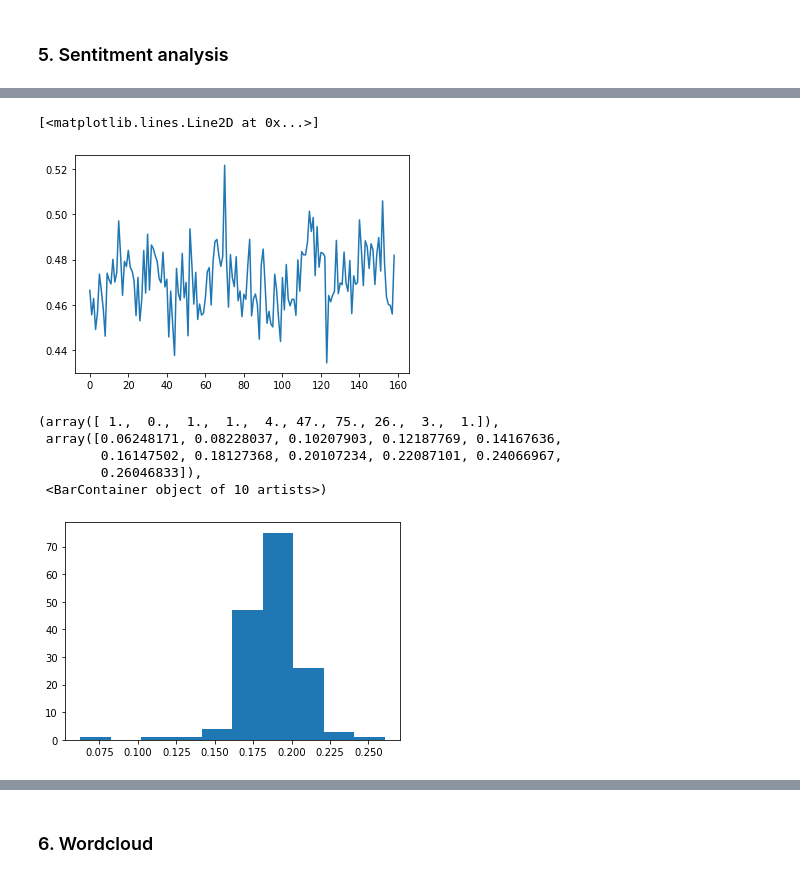
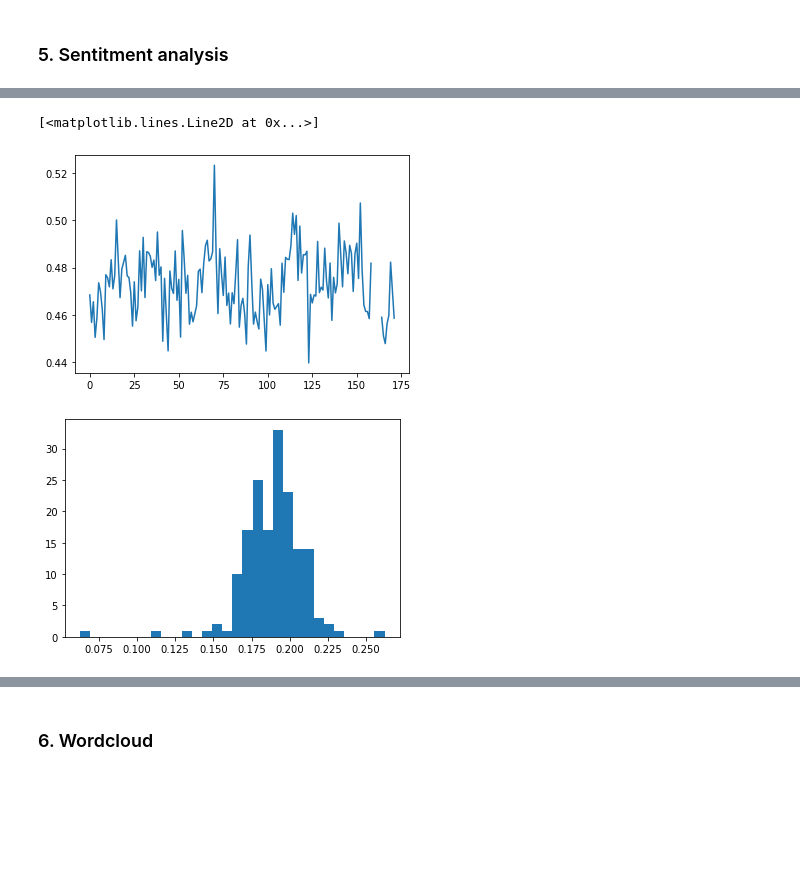
Before and after one commit to mdeppner/lgbtq-twitter-analysis, a Jupyter notebook: lgbtq_tweet_analysis.ipynb, the cells around one changed output, grey strips where cells are left out. Drawn from its saved outputs; the diff is of its cells as text; code cells hidden in the pictures; blank space fills up the shorter version.

```diff
--- a/lgbtq_tweet_analysis.ipynb
+++ b/lgbtq_tweet_analysis.ipynb
@@ -429,2 +523,10 @@ df['created_at'] = pd.to_datetime(df.created_at).dt.tz_localize(None)
+# %%
+# Add column 'processed_text' which contains the cleaned text with out links, user-references, hashtags etc.
+df_processed = df_processed.assign(processed_text=processed_text)
+# %%
+processed_no_emojis = [remove_emojis(text) for text in processed_text]
+# %%
+# Add column that contains the text of the tweet removed from all emojis and previous removal of links etc.
+df_processed = df_processed.assign(processed_text_no_emojis=processed_no_emojis)
 # %% [markdown]
 ### <a name="sentiment_analysis"></a> 5. Sentitment analysis
@@ -431,12 +535,13 @@ df['created_at'] = pd.to_datetime(df.created_at).dt.tz_localize(None)
 # %%
+# Iterate over the whole dataset and compute the polarity and subjectivity of the individual tweets
 avg_polar = 0.
 avg_subj = 0.
 count = 0
 polarities = np.zeros(df.shape[0])
 subjectivities = np.zeros(df.shape[0])
 
-for index, tweet in df.iterrows():
-    text = tweet['text']
+for index, tweet in df_processed.iterrows():
+    text = tweet['processed_text_no_emojis']
     blob = TextBlob(text)
     count+=1
 
@@ -524,14 +635,11 @@ plt.plot(polarities_per_day)
 # %%
+subjectivity_per_day = np.array(subjectivity_per_day)
+subjectivity_per_day[subjectivity_per_day == 0] = np.nan
 plt.plot(subjectivity_per_day)
 # %% [output]
 [<matplotlib.lines.Line2D at 0x...>]
-[figure, old version]
+[figure, new version]
 # %%
-plt.hist(polarities_per_day)
+values_pol, bins_pol, _ = plt.hist(polarities_per_day, bins=30)
 # %% [output]
-(array([ 1.,  0.,  1.,  1.,  4., 47., 75., 26.,  3.,  1.]),
- array([0.06248171, 0.08228037, 0.10207903, 0.12187769, 0.14167636,
-        0.16147502, 0.18127368, 0.20107234, 0.22087101, 0.24066967,
-        0.26046833]),
- <BarContainer object of 10 artists>)
-[figure, old version]
+[figure, new version]
```
Also changed, not shown: parts of 40 cells of this notebook.
